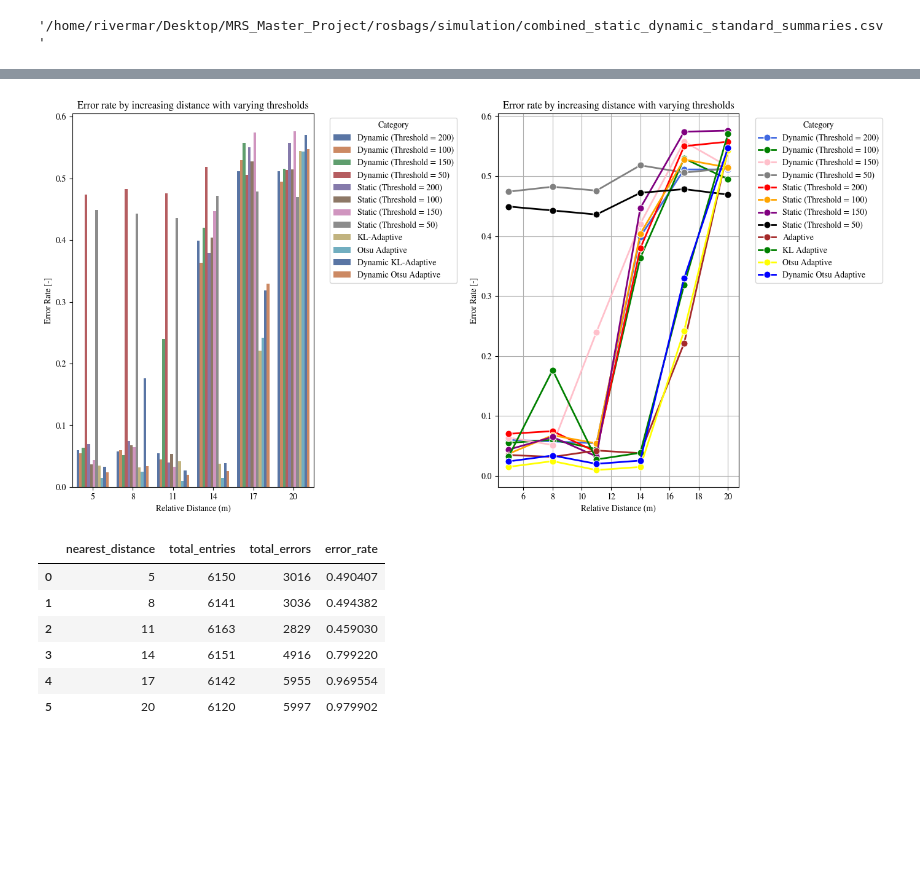
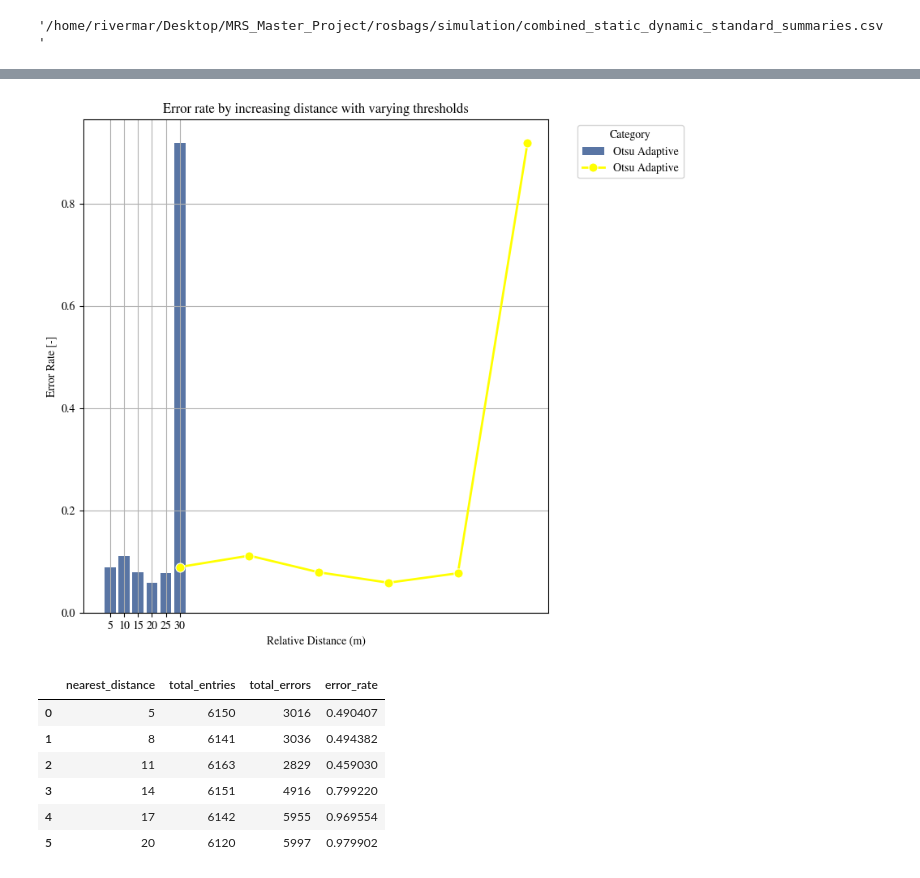
Before and after one commit to MarlonRiv/uvdar_core, a Jupyter notebook: scripts/Processing_evaluation_distance.ipynb, the cells around one changed output, grey strips where cells are left out. Cells and saved outputs as stored; diff of their text form; code cells hidden in the pictures; blank space fills up the shorter version.

```diff
--- a/scripts/Processing_evaluation_distance.ipynb
+++ b/scripts/Processing_evaluation_distance.ipynb
@@ -444,3 +487,16 @@ summary.to_csv(summary_file_path, index=False)
 summary_file_path # Return the path to the new CSV and display the first few rows of the cleaned data.
 # %% [output]
 '/home/rivermar/Desktop/MRS_Master_Project/rosbags/simulation/combined_static_dynamic_standard_summaries.csv'
+# %%
+#Summarizing the frequency of errors for otsu adaptive
+
+#Take only the rows after the 6712th row
+data_static_otsu_adaptive_i = data_static_otsu_adaptive.iloc[23251:]
+otsu_adaptive_summary_static = data_static_otsu_adaptive_i.groupby('nearest_distance').agg(
+    total_entries=pd.NamedAgg(column='num_points', aggfunc='sum'),
+    total_errors=pd.NamedAgg(column='error_count', aggfunc='sum'),
+).reset_index()
+
+# Calculate the error rate for each 'nearest_distance' group
+otsu_adaptive_summary_static['error_rate'] = otsu_adaptive_summary_static['total_errors'] / otsu_adaptive_summary_static['total_entries']
+otsu_adaptive_summary_static
@@ -461,7 +538,7 @@ mpl.rcParams['font.family'] = 'STIXGeneral'
 
 
 # Add a new column to each DataFrame to label the category before combining
-th_200_summary_dynamic['category'] = 'Dynamic (Threshold = 200)'
+""" th_200_summary_dynamic['category'] = 'Dynamic (Threshold = 200)'
 th_100_v2_summary_dynamic['category'] = 'Dynamic (Threshold = 100)'
 th_150_summary_dynamic['category'] = 'Dynamic (Threshold = 150)'
 th_50_summary_dynamic['category'] = 'Dynamic (Threshold = 50)'
@@ -469,11 +546,16 @@ th_200_summary_static['category'] = 'Static (Threshold = 200)'
 th_100_v2_summary_static['category'] = 'Static (Threshold = 100)'
 th_150_summary_static['category'] = 'Static (Threshold = 150)'
 th_50_summary_static['category'] = 'Static (Threshold = 50)'
-adaptive_summary['category'] = 'KL-Adaptive'
-otsu_adaptive_summary['category'] = 'Otsu Adaptive'
-kl_adaptive_summary['category'] = 'Dynamic KL-Adaptive'
-otsu_adaptive_summary_dynamic['category'] = 'Dynamic Otsu Adaptive'
+adaptive_summary['category'] = 'KL-Adaptive' """
+otsu_adaptive_summary_static['category'] = 'Otsu Adaptive'
+""" kl_adaptive_summary['category'] = 'Dynamic KL-Adaptive'
+otsu_adaptive_summary_dynamic['category'] = 'Dynamic Otsu Adaptive' """
 
+
+#Just otsu adaptive
+combined_data = otsu_adaptive_summary_static
+
+"""
 # Combine all the DataFrames into one
 combined_data = pd.concat([
     th_200_summary_dynamic,
@@ -489,7 +571,7 @@ combined_data = pd.concat([
     kl_adaptive_summary,
     otsu_adaptive_summary_dynamic
 
-])
+]) """
 
 
 plt.figure(figsize=(14, 7))
@@ -535,7 +617,7 @@ plt.title('Error rate by increasing distance (Threshold = 200)')
 plt.xlabel('Relative Distance (m)')
 plt.ylabel('Error Rate [-]') """
 
-# Line plot
+""" # Line plot
 plt.subplot(1, 2, 2)
 sns.lineplot(data=th_200_summary_dynamic, x='nearest_distance', y='error_rate', marker='o', color='royalblue', linewidth=2, markersize=8, label='Dynamic (Threshold = 200)')
 
@@ -555,38 +637,38 @@ sns.lineplot(data=th_200_summary_static, x='nearest_distance', y='error_rate', m
 sns.lineplot(data=th_100_v2_summary_static, x='nearest_distance', y='error_rate', marker='o', color='orange', linewidth=2, markersize=8, label='Static (Threshold = 100)')
 
 #Include the threshold 150 data
 sns.lineplot(data=th_150_summary_static, x='nearest_distance', y='error_rate', marker='o', color='purple', linewidth=2, markersize=8, label='Static (Threshold = 150)')
 
 #Include the threshold 50 data
 sns.lineplot(data=th_50_summary_static, x='nearest_distance', y='error_rate', marker='o', color='black', linewidth=2, markersize=8, label='Static (Threshold = 50)')
 
 #Add the adaptive data
 sns.lineplot(data=adaptive_summary, x='nearest_distance', y='error_rate', marker='o', color='brown', linewidth=2, markersize=8, label='Adaptive')
 
 #Add the kl adaptive data
-sns.lineplot(data=kl_adaptive_summary, x='nearest_distance', y='error_rate', marker='o', color='green', linewidth=2, markersize=8, label='KL Adaptive')
+sns.lineplot(data=kl_adaptive_summary, x='nearest_distance', y='error_rate', marker='o', color='green', linewidth=2, markersize=8, label='KL Adaptive') """
 
 #Add the otsu adaptive data
 
-sns.lineplot(data=otsu_adaptive_summary, x='nearest_distance', y='error_rate', marker='o', color='yellow', linewidth=2, markersize=8, label='Otsu Adaptive')
+sns.lineplot(data=otsu_adaptive_summary_static, x='nearest_distance', y='error_rate', marker='o', color='yellow', linewidth=2, markersize=8, label='Otsu Adaptive')
 
-#Add the otsu adaptive data
+""" #Add the otsu adaptive data
 
-sns.lineplot(data=otsu_adaptive_summary_dynamic, x='nearest_distance', y='error_rate', marker='o', color='blue', linewidth=2, markersize=8, label='Dynamic Otsu Adaptive')
+sns.lineplot(data=otsu_adaptive_summary_dynamic, x='nearest_distance', y='error_rate', marker='o', color='blue', linewidth=2, markersize=8, label='Dynamic Otsu Adaptive') """
 
 
 
 #Move label to the top left
 plt.legend(title='Category', bbox_to_anchor=(1.05, 1), loc='upper left')
 plt.title('Error rate by increasing distance with varying thresholds')
 plt.xlabel('Relative Distance (m)')
 plt.ylabel('Error Rate [-]')
 plt.grid(True)
 
 plt.tight_layout()
 plt.show()
 # %% [output]
-[figure, old version]
+[figure, new version]
 # %%
 import numpy as np
 
```
Also changed, not shown: parts of 6 cells of this notebook, 4 other files.
